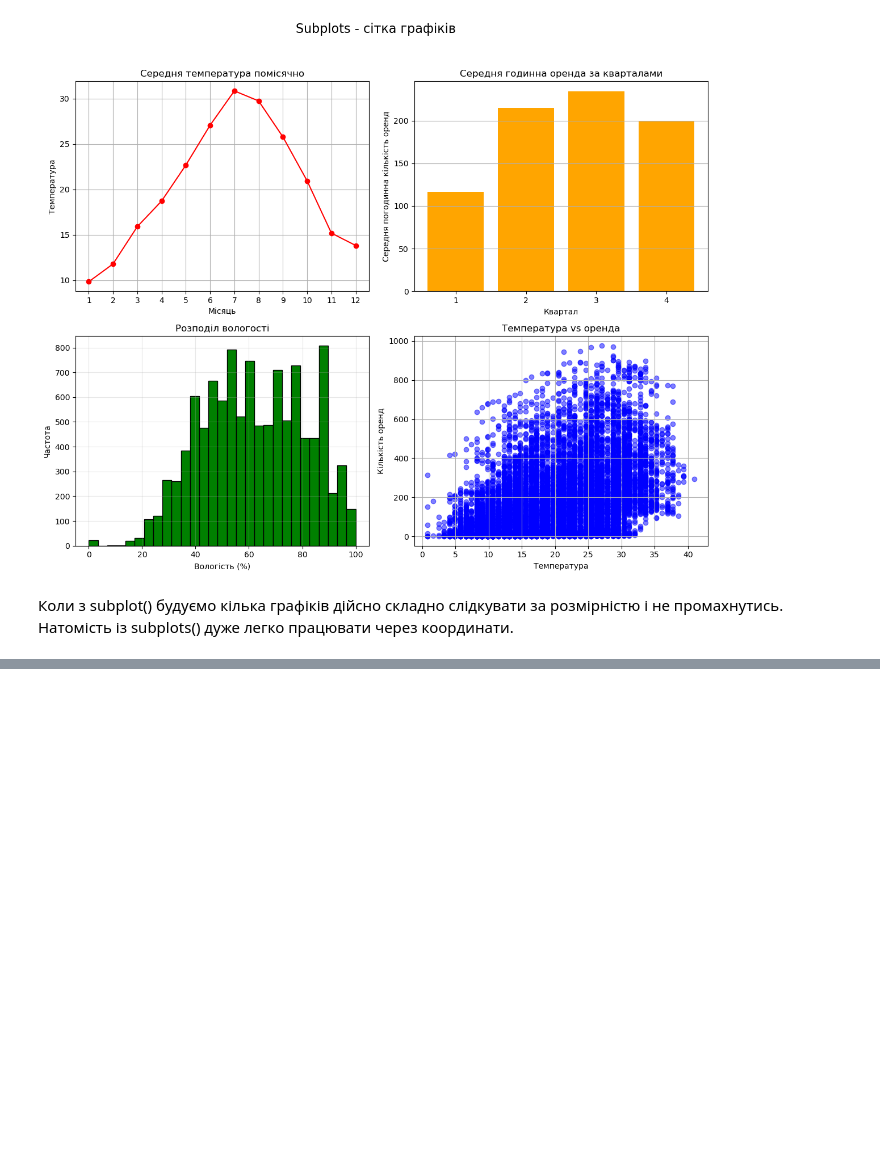
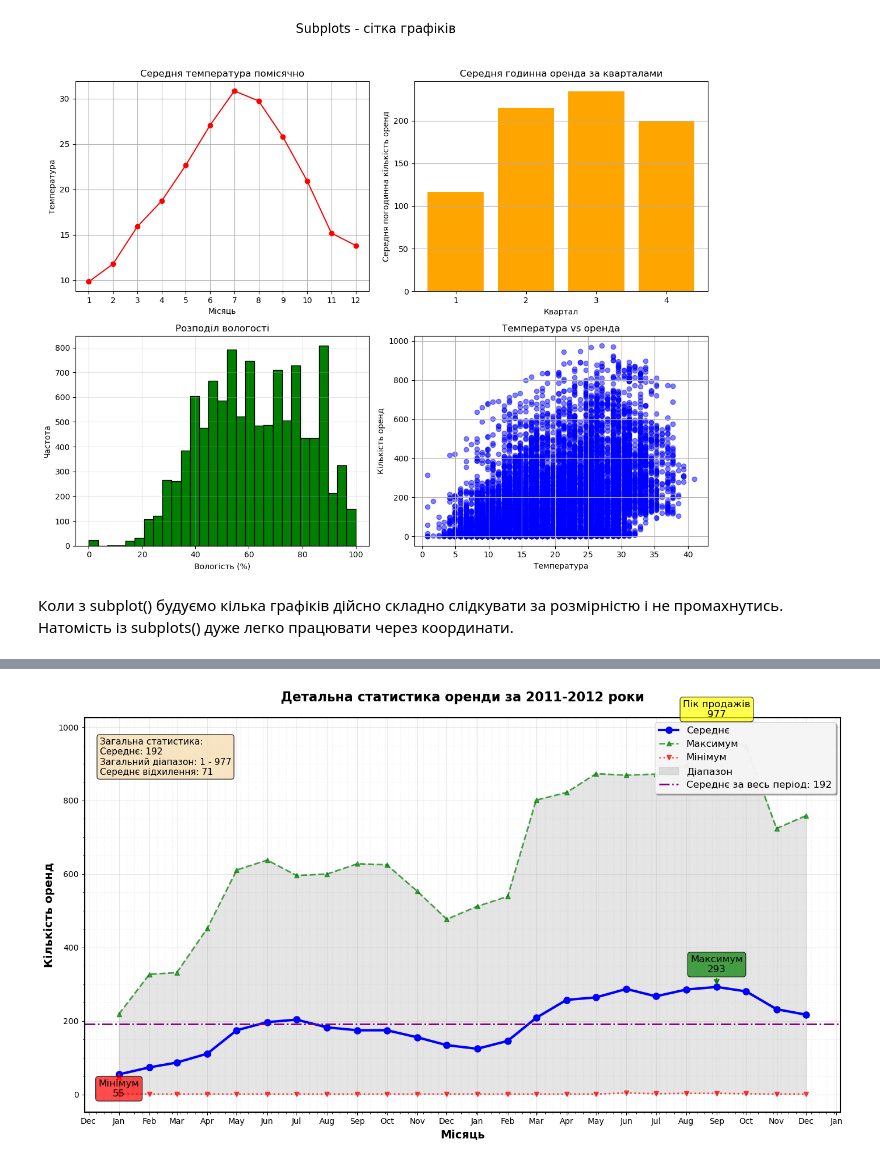
Before and after one commit to OlenaBabko/DataAnalytics_DataLovesAcademy, a Jupyter notebook: modul_11_Visualisation_Matplotlib_Seaborn_Plotly/hw/HW_11_2_Visualisation_Matplotlib.ipynb, the cells around one changed output, grey strips where cells are left out. Saved outputs shown, nothing was run; the diff lists cells and outputs as text; code cells hidden in the pictures; blank space fills up the shorter version.

Commit message:
hw2 Visual Matplotlib (task 5)

```diff
--- a/modul_11_Visualisation_Matplotlib_Seaborn_Plotly/hw/HW_11_2_Visualisation_Matplotlib.ipynb
+++ b/modul_11_Visualisation_Matplotlib_Seaborn_Plotly/hw/HW_11_2_Visualisation_Matplotlib.ipynb
@@ -353,3 +353,8 @@ plt.show()
 1. Яка перевага додавання анотацій на графік?
 2. Для чого використовується fill_between()?
 3. Як текстовий блок допомагає в інтерпретації даних?
+# %%
+#  помісячна динаміка оренди
+
+rent_by_month_stats = df["count"].resample("MS").agg(["mean", "min", "max"])
+rent_by_month_stats
@@ -355,0 +402,90 @@ plt.show()
+# %%
+fig, ax = plt.subplots(figsize=(14, 8))
+
+# лінії для "mean", "min", "max"
+ax.plot(rent_by_month_stats.index, rent_by_month_stats["mean"], "b-o", linewidth=3,
+        label="Середнє", markersize=8)
+ax.plot(rent_by_month_stats.index, rent_by_month_stats["max"], "g--^", linewidth=2,
+        label="Максимум", markersize=6, alpha=0.7)
+ax.plot(rent_by_month_stats.index, rent_by_month_stats["min"], "r:v", linewidth=2,
+        label="Мінімум", markersize=6, alpha=0.7)
+
+# Заливка між max та min
+ax.fill_between(rent_by_month_stats.index, rent_by_month_stats["min"], rent_by_month_stats["max"],
+                alpha=0.2, color="gray", label="Діапазон")
+
+# анотації для екстремальних значень
+max_idx = rent_by_month_stats["max"].idxmax()
+max_val = rent_by_month_stats["max"].max()
+ax.annotate(f"Пік продажів\n{max_val:.0f}",
+            xy=(max_idx, max_val), xytext=(max_idx, max_val + 50),
+            arrowprops=dict(arrowstyle="->", color="yellow", lw=2),
+            fontsize=12, ha="center",
+            bbox=dict(boxstyle="round,pad=0.3", facecolor="yellow", alpha=0.7))
+
+# анотації "min", "max"
+## максимум середнього
+max_mean_idx = rent_by_month_stats["mean"].idxmax()
+max_mean_val = rent_by_month_stats["mean"].max()
+ax.annotate(f"Максимум\n{max_mean_val:.0f}",
+            xy=(max_mean_idx, max_mean_val),
+            xytext=(max_mean_idx, max_mean_val + 40),
+            arrowprops=dict(arrowstyle="->", color="green", lw=2),
+            fontsize=12, ha="center",
+            bbox=dict(boxstyle="round,pad=0.3", facecolor="green", alpha=0.7))
+
+### мінімум середнього
+min_mean_idx = rent_by_month_stats["mean"].idxmin()
+min_mean_val = rent_by_month_stats["mean"].min()
+ax.annotate(f"Мінімум\n{min_mean_val:.0f}",
+            xy=(min_mean_idx, min_mean_val),
+            xytext=(min_mean_idx, min_mean_val - 60),
+            arrowprops=dict(arrowstyle="->", color="red", lw=2),
+            fontsize=12, ha="center",
+            bbox=dict(boxstyle="round,pad=0.3", facecolor="red", alpha=0.7))
+
+
+# осі
+ax.set_xlabel("Місяць", fontsize=14, fontweight="bold")
+ax.set_ylabel("Кількість оренд", fontsize=14, fontweight="bold")
+ax.set_title("Детальна статистика оренди за 2011-2012 роки",
+             fontsize=16, fontweight="bold", pad=20)
+
+# дати на осі X
+ax.xaxis.set_major_formatter(mdates.DateFormatter("%b"))
+ax.xaxis.set_major_locator(mdates.MonthLocator())
+
+# сітка з різними стилями
+ax.grid(True, which="major", linestyle="-", alpha=0.3)
+ax.grid(True, which="minor", linestyle=":", alpha=0.2)
+ax.minorticks_on()
+
+# середня лінія за весь період
+overall_mean = df["count"].mean()
+ax.axhline(y=overall_mean, color="purple", linestyle="-.", linewidth=2,
+           label=f"Середнє за весь період: {overall_mean:.0f}")
+
+
+
+# легенда
+ax.legend(loc="upper right", fontsize=12, frameon=True, shadow=True,
+          fancybox=True, framealpha=0.9)
+
+# текст зі статистикою
+textstr = f"Загальна статистика:\n"
+textstr += f"Середнє: {overall_mean:.0f}\n"
+textstr += f"Загальний діапазон: {global_min:.0f} - {global_max:.0f}\n"
+textstr += f"Середнє відхилення: {std_monthly_mean:.0f}"
+props = dict(boxstyle="round", facecolor="wheat", alpha=0.8)
+ax.text(0.02, 0.95, textstr, transform=ax.transAxes, fontsize=11,
+        verticalalignment="top", bbox=props)
+
+# рамка
+for spine in ax.spines.values():
+    spine.set_linewidth(1.5)
+
+plt.tight_layout()
+plt.savefig("detailed_rent.png", dpi=300, bbox_inches="tight")
+plt.show()
+# %% [output]
+[figure, added]
```
Also changed, not shown: parts of 7 cells of this notebook.
